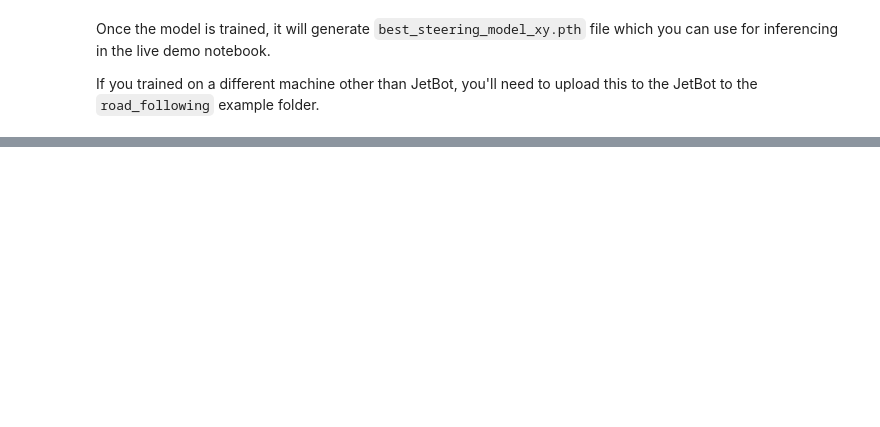
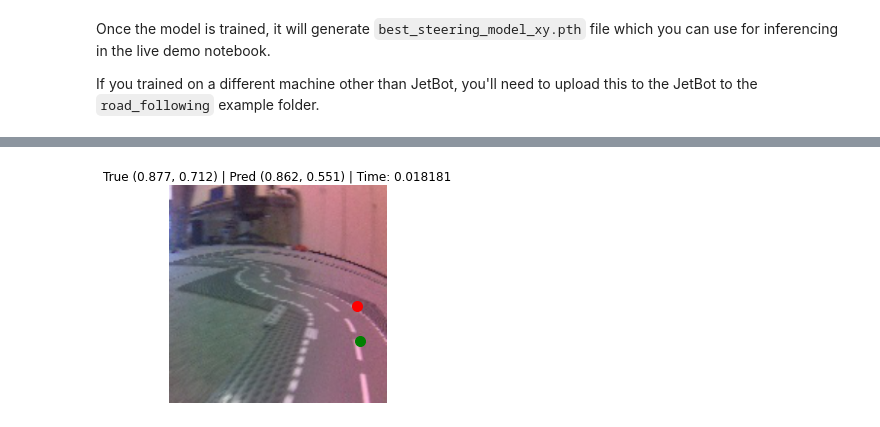
Before and after one commit to Petrerer/robotics-project, a Jupyter notebook: train_model.ipynb, the cells around one changed output, grey strips where cells are left out. Saved outputs shown, nothing was run; the diff lists cells and outputs as text; code cells hidden in the pictures; blank space fills up the shorter version.

```diff
--- a/train_model.ipynb
+++ b/train_model.ipynb
@@ -257,0 +338,8 @@ torch.save(state_dict, f'models/{DATASET_NAME}/model_to_import.pth', _use_new_zi
+# %%
+x_slider = ipywidgets.FloatSlider(min=-1.0, max=1.0, description='x')
+y_slider = ipywidgets.FloatSlider(min=0, max=1.0, orientation='vertical', description='y')
+steering_slider = ipywidgets.FloatSlider(min=-1.0, max=1.0, description='steering')
+speed_slider = ipywidgets.FloatSlider(min=0, max=1.0, orientation='vertical', description='speed')
+
+display(ipywidgets.HBox([y_slider, speed_slider]))
+display(x_slider, steering_slider)
@@ -257,0 +350,86 @@ torch.save(state_dict, f'models/{DATASET_NAME}/model_to_import.pth', _use_new_zi
+# %%
+angle = 0.0
+angle_last = 0.0
+
+def preprocess(image):
+    image = PIL.Image.fromarray(image)
+    image = transforms.functional.to_tensor(image).to(device).half()
+    image.sub_(mean[:, None, None]).div_(std[:, None, None])
+    return image[None, ...]
+
+def execute(change):
+    global angle, angle_last
+    image = change['new']
+    xy = model_speed(preprocess(image)).detach().float().cpu().numpy().flatten()
+
+    x = xy[0] - 0.5   # re-center to [-0.5, 0.5]
+    y = 1-xy[1] # closer target = larger y → positive steering
+
+    x_slider.value = x
+    y_slider.value = y
+
+    speed_slider.value = speed_gain_slider.value
+
+    angle = np.arctan2(x, y)
+    pid = angle * steering_gain_slider.value + (angle - angle_last) * steering_dgain_slider.value
+    angle_last = angle
+
+    steering_slider.value = pid + steering_bias_slider.value
+
+    left_speed = max(min(speed_slider.value + steering_slider.value, 1.0), 0.0)
+    right_speed = max(min(speed_slider.value - steering_slider.value, 1.0), 0.0)
+    return left_speed, right_speed
+
+
+
+def get_image_tensor(image_path):
+    transform = transforms.Compose([
+        transforms.Resize((224, 224)),   # ResNet expects 224x224
+        transforms.ToTensor(),
+        transforms.Normalize([0.485, 0.456, 0.406],   # ImageNet mean
+                             [0.229, 0.224, 0.225])    # ImageNet std
+    ])
+    image = PIL.Image.open(image_path).convert('RGB')
+    return transform(image)
+
+model = models.resnet18(pretrained=False)
+model.fc = torch.nn.Linear(512, 2)
+state_dict = torch.load(BEST_MODEL_PATH, map_location='cpu')
+model.load_state_dict(state_dict)
+model.eval()
+
+samples = [dataset.image_paths[i] for i in test_loader.dataset.indices]
+random.shuffle(samples)
+
+prediction_times = []
+for s in samples[:20]:
+    image = PIL.Image.open(s)
+    width, height = image.size
+
+    true_x = get_x(os.path.basename(s), width)
+    true_y = get_y(os.path.basename(s), height)
+
+    image, true_x, true_y = augment_image(image, true_x, true_y, max_crop=0.6)
+
+    time = datetime.now()
+    with torch.no_grad():
+        output = model(get_image_tensor(s).unsqueeze(0))[0].numpy()
+
+    prediction_time = (datetime.now() - time).total_seconds()
+    prediction_times.append(prediction_time)
+
+    pred_x, pred_y = output[0], output[1]
+
+    plt.figure(figsize=(4, 4))
+    plt.imshow(image)
+    plt.title(f"True ({true_x:.3f}, {true_y:.3f}) | Pred ({pred_x:.3f}, {pred_y:.3f}) | Time: {prediction_time}")
+    plt.scatter(true_x * width, true_y * height, color='green', label='True', s=100)
+    plt.scatter(pred_x * width, pred_y * height, color='red', label='Pred', s=100)
+    plt.axis('off')
+    plt.show()
+
+
+    left_speed, right_speed = execute({'new': np.array(image)})
+    print(f"Left speed: {left_speed:.3f}, Right speed: {right_speed:.3f}")
+# %% [output]
+[figure, added]
```
Also changed, not shown: parts of 8 cells of this notebook, 6 other files.
